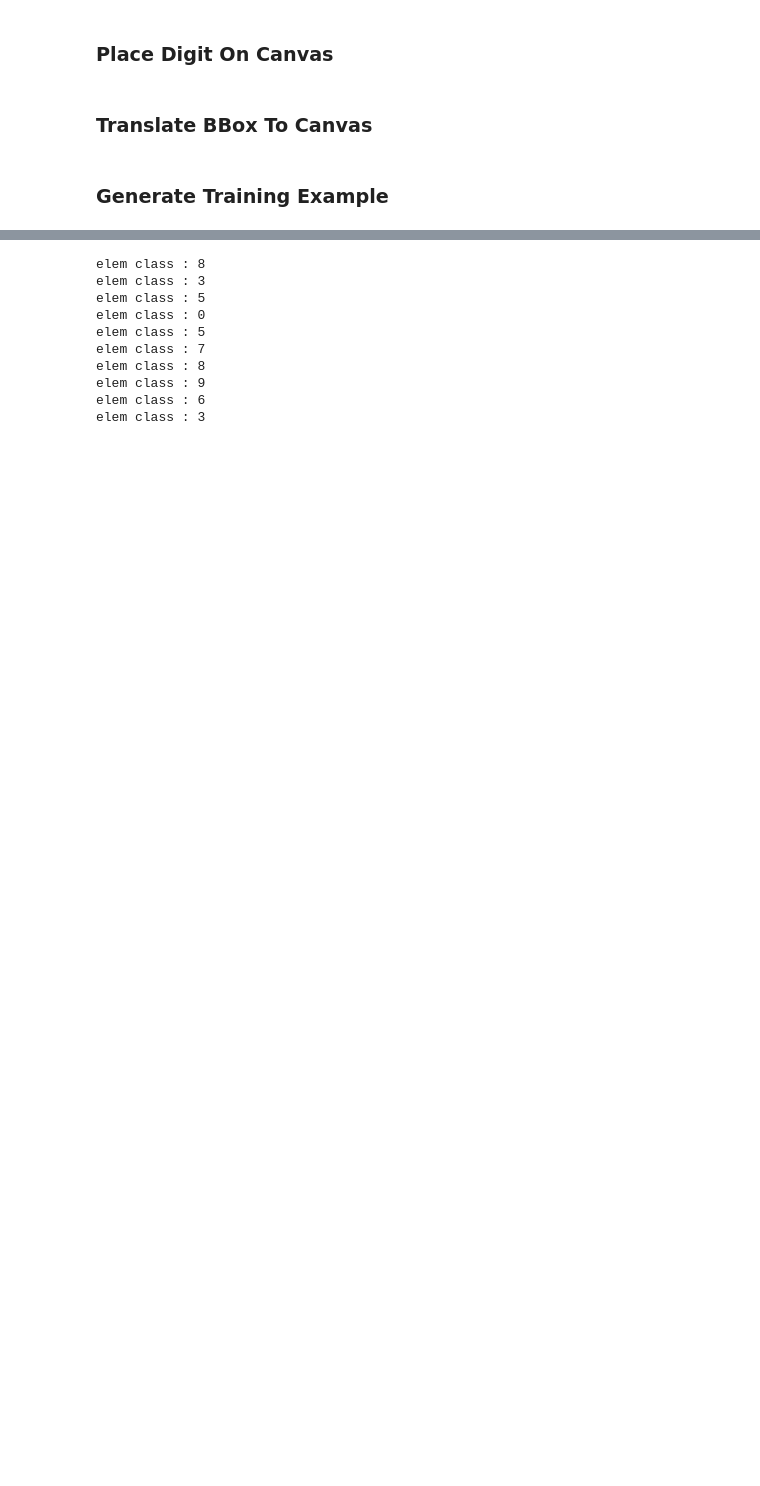
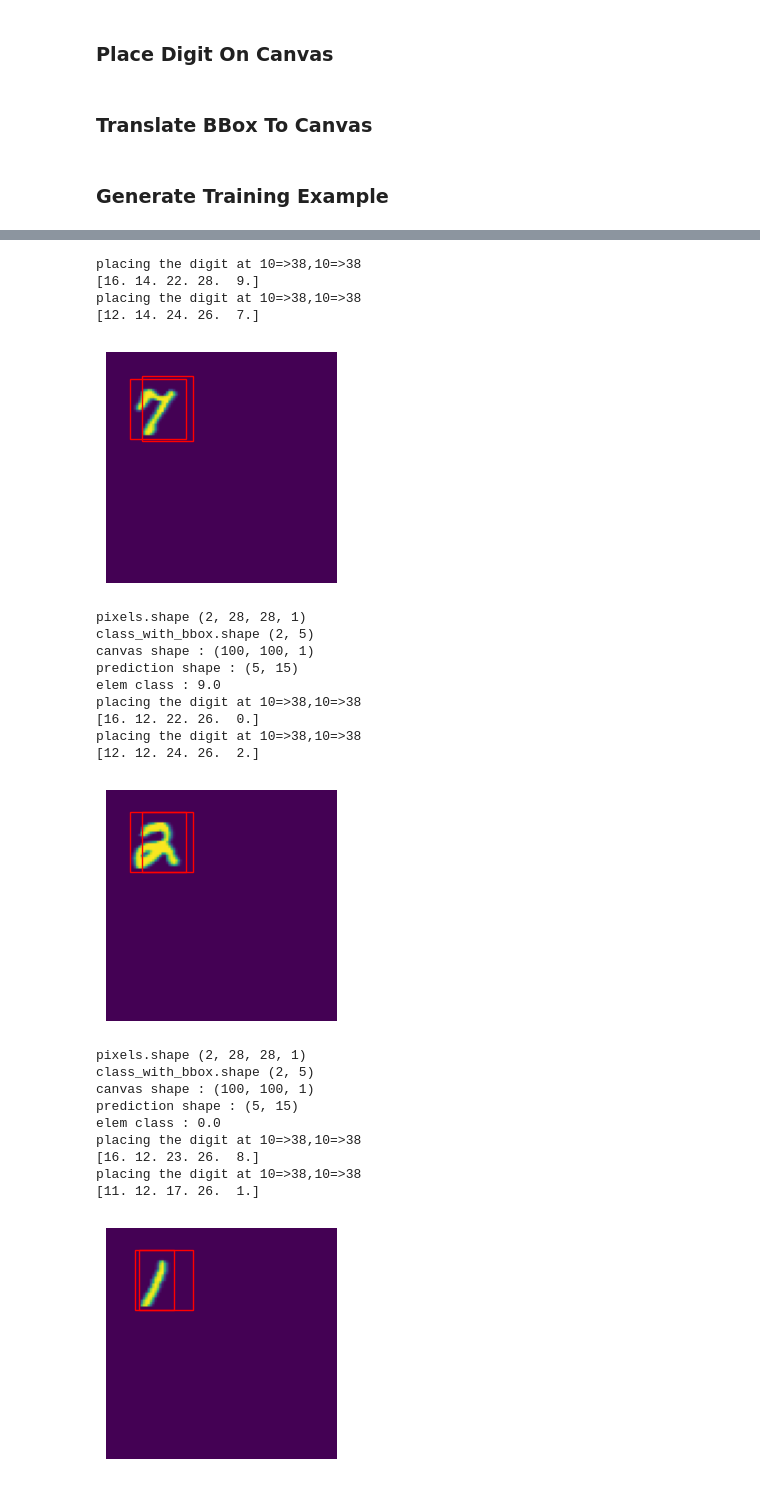
Before and after one commit to gaurangdave/mnist_object_detection, a Jupyter notebook: notebooks/01_data_generation.ipynb, the cells around one changed output, grey strips where cells are left out. Drawn from its saved outputs; the diff is of its cells as text; code cells hidden in the pictures; blank space fills up the shorter version.

Commit message:
Day 3: Intermediate commit - WIP overlaying digits over cavas

```diff
--- a/notebooks/01_data_generation.ipynb
+++ b/notebooks/01_data_generation.ipynb
@@ -264,11 +485,37 @@ def translate_bbox_to_canvas(current_bbox, coordinates):
 # %% [markdown]
 ### Generate Training Example
 # %%
+
 def generate_training_example(x,y):
-    # print(f"y = {y}")
-    # print(f"x.shape {x.shape}")
-    # print(f"x type {type(x)}")
-    canvas = tf.zeros(shape=(100,100,1), dtype=tf.int64)
-    ## prediction size 1 + 14(4 for coordinates, 10 for digits) * 5 (max number of digits)
-    prediction = tf.zeros(shape=(1,71), dtype=tf.int64)
+    pixels = x.reshape(-1,28,28,1)
+    class_values = y.reshape(-1,1)
+    ## step 1: sample additional digits
+    if num_of_digits - 1 > 0:
+        sample_pixels, sample_values = sample_base_digits(num_of_digits - 1)
+        pixels = np.concatenate((pixels, sample_pixels))
+        class_values = np.concatenate((class_values, sample_values), axis=0)
+
+
+    ## step 2: augment digits
+    pixels = augment_digits(pixels,debug=False)
+
+    ## step 3: calculate bounding box
+    class_with_bbox = calculate_tight_bbox(pixels,class_values, debug=False)
+
+    ## step 4: create blank canvas and prediction
+    canvas = create_blank_canvas()
+    prediction = create_prediction_object()
+
+    ## step 5: place digit on canvas
+    canvas, class_values = place_digit_on_canvas(canvas, pixels,class_with_bbox,debug=True)
+
+    print(f"pixels.shape {pixels.shape}")
+    print(f"class_with_bbox.shape {class_with_bbox.shape}")
+    print(f"canvas shape : {canvas.shape}")
+    print(f"prediction shape : {prediction.shape}")
+
+    # canvas = tf.zeros(shape=(100,100,1), dtype=tf.float32)
+    # ## prediction size 1 + 14(4 for coordinates, 10 for digits) * 5 (max number of digits)
+    ## todo convert this into (MAX_OBJECTS, 1 + 4 + num_classes) shape
+    # prediction = tf.zeros(shape=(1,71), dtype=tf.float32)
     return (x,y)
@@ -294,26 +522,41 @@ pixels.shape,class_value.shape,class_value.numpy()
 # %%
 test_X = test_dataset.drop(columns=["class"])
 test_y = test_dataset["class"]
 
-X_test_tensor = tf.convert_to_tensor(test_X)
+X_test_tensor = tf.convert_to_tensor(test_X, dtype=tf.float32)
 X_test_tensor = tf.reshape(X_test_tensor,shape=(-1,28,28,1))
-y_test_tensor = tf.convert_to_tensor(test_y)
+y_test_tensor = tf.convert_to_tensor(test_y, dtype=tf.float32)
 
 
 raw_dataset = tf.data.Dataset.from_tensor_slices((X_test_tensor,y_test_tensor))
 
-processed_dataset = raw_dataset.map(lambda X,y : tf.numpy_function(generate_training_example,inp=[X,y], Tout=(tf.int64,tf.int64)))
+processed_dataset = raw_dataset.map(lambda X,y : tf.numpy_function(generate_training_example,inp=[X,y], Tout=(tf.float32,tf.float32)))
 dataset = processed_dataset.enumerate()
 for iter, elem in dataset.as_numpy_iterator():
     print(f"elem class : {elem[1]}")
 # %% [output]
-elem class : 8
-elem class : 3
-elem class : 5
-elem class : 0
-elem class : 5
-elem class : 7
-elem class : 8
-elem class : 9
-elem class : 6
-elem class : 3
+placing the digit at 10=>38,10=>38
+[16. 14. 22. 28.  9.]
+placing the digit at 10=>38,10=>38
+[12. 14. 24. 26.  7.]
+[figure, added]
+pixels.shape (2, 28, 28, 1)
+class_with_bbox.shape (2, 5)
+canvas shape : (100, 100, 1)
+prediction shape : (5, 15)
+elem class : 9.0
+placing the digit at 10=>38,10=>38
+[16. 12. 22. 26.  0.]
+placing the digit at 10=>38,10=>38
+[12. 12. 24. 26.  2.]
+[figure, added]
+pixels.shape (2, 28, 28, 1)
+class_with_bbox.shape (2, 5)
+canvas shape : (100, 100, 1)
+prediction shape : (5, 15)
+elem class : 0.0
+placing the digit at 10=>38,10=>38
+[16. 12. 23. 26.  8.]
+placing the digit at 10=>38,10=>38
+[11. 12. 17. 26.  1.]
+[figure, added]
```
Also changed, not shown: parts of 26 cells of this notebook, 1 other file.
